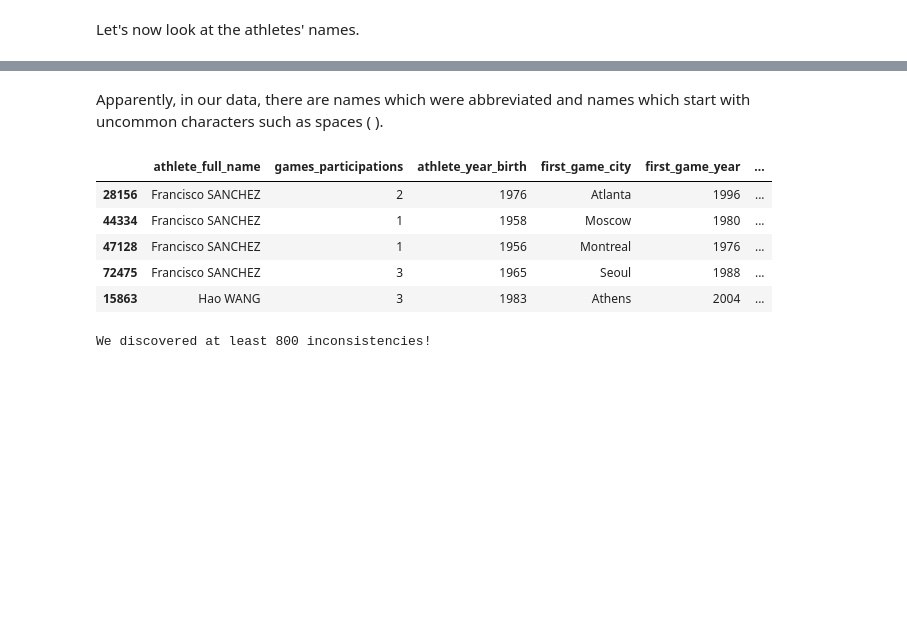
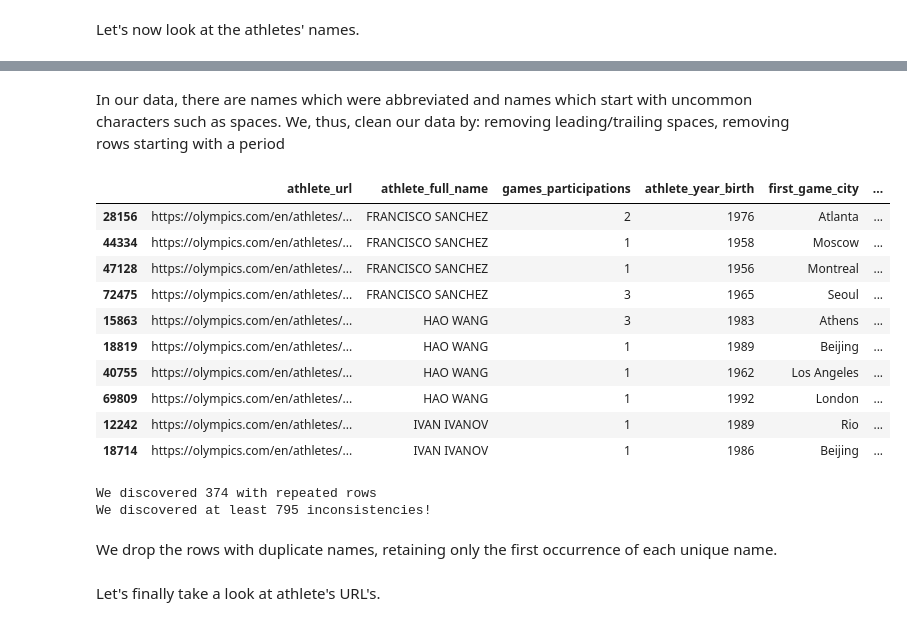
Before and after one commit to willfliaw/CSC_51052_EP, a Jupyter notebook: Project/main/Preliminary data analysis.ipynb, the cells around one changed output, grey strips where cells are left out. Saved outputs shown, nothing was run; the diff lists cells and outputs as text; code cells hidden in the pictures; blank space fills up the shorter version.

```diff
--- a/Project/main/Preliminary data analysis.ipynb
+++ b/Project/main/Preliminary data analysis.ipynb
@@ -296,8 +308,8 @@ plt.show()
 # %%
 ageAtFirstOlympiad = (
-    athletesData["first_game_year"] - athletesData["athlete_year_birth"]
+    athletes_data["first_game_year"] - athletes_data["athlete_year_birth"]
 )
-tooYoungOldOlympic = athletesData[
-    (ageAtFirstOlympiad <= 0) | (100 <= ageAtFirstOlympiad)
-]
+tooYoungOldOlympic = (ageAtFirstOlympiad < youngestOlympian) | (
+    oldestOlympian < ageAtFirstOlympiad
+)
 # %%
@@ -307,2 +321,4 @@ We discovered at least 130 inconsistencies!
+# %%
+athletes_data = athletes_data.drop(athletes_data[tooYoungOldOlympic].index)
 # %% [markdown]
 Let's now look at the athletes' names.
@@ -315,27 +339,39 @@ print(np.sort(pd.unique(athletesData["athlete_full_name"]))[:10])
 # %% [markdown]
-Apparently, in our data, there are names which were abbreviated and names which start with uncommon characters such as spaces ( ).
+In our data, there are names which were abbreviated and names which start with uncommon characters such as spaces. We, thus, clean our data by: removing leading/trailing spaces, removing rows starting with a period
+# %%
+athletes_data["athlete_full_name"] = (
+    athletes_data["athlete_full_name"]
+    .str.replace(r"\s*\.\s*", "", regex=True)
+    .str.strip()
+    .str.upper()
+)
 # %%
-countsDict = athletesData["athlete_full_name"].value_counts().to_dict()
+countsDict = athletes_data["athlete_full_name"].value_counts().to_dict()
 
-repeatedNames = athletesData.assign(
-    frequency=athletesData.apply(lambda x: countsDict[x["athlete_full_name"]], axis=1)
-)
+athletes_data["name_frequency"] = athletes_data.apply(lambda x: countsDict[x["athlete_full_name"]], axis=1)
 
-repeatedNames = (
-    repeatedNames[repeatedNames["frequency"] > 1]
-    .sort_values(by=["frequency", "athlete_full_name"], ascending=[False, True])
-    .drop("frequency", axis=1)
-)
+athletes_data[athletes_data["name_frequency"] > 1].sort_values(
+    by=["name_frequency", "athlete_full_name"], ascending=[False, True]
+).head(10)
+# %% [output]
+|  | athlete_url | athlete_full_name | games_participations | athlete_year_birth | first_game_city | ... |
+| 28156 | https://olympics.com/en/athletes/... | FRANCISCO SANCHEZ | 2 | 1976 | Atlanta | ... |
+| 44334 | https://olympics.com/en/athletes/... | FRANCISCO SANCHEZ | 1 | 1958 | Moscow | ... |
+| 47128 | https://olympics.com/en/athletes/... | FRANCISCO SANCHEZ | 1 | 1956 | Montreal | ... |
+| 72475 | https://olympics.com/en/athletes/... | FRANCISCO SANCHEZ | 3 | 1965 | Seoul | ... |
+| 15863 | https://olympics.com/en/athletes/... | HAO WANG | 3 | 1983 | Athens | ... |
+| 18819 | https://olympics.com/en/athletes/... | HAO WANG | 1 | 1989 | Beijing | ... |
+| 40755 | https://olympics.com/en/athletes/... | HAO WANG | 1 | 1962 | Los Angeles | ... |
+| 69809 | https://olympics.com/en/athletes/... | HAO WANG | 1 | 1992 | London | ... |
+| 12242 | https://olympics.com/en/athletes/... | IVAN IVANOV | 1 | 1989 | Rio | ... |
+| 18714 | https://olympics.com/en/athletes/... | IVAN IVANOV | 1 | 1986 | Beijing | ... |
-# %%
-repeatedNames.head()
-# %% [output]
-|  | athlete_full_name | games_participations | athlete_year_birth | first_game_city | first_game_year | ... |
-| 28156 | Francisco SANCHEZ | 2 | 1976 | Atlanta | 1996 | ... |
-| 44334 | Francisco SANCHEZ | 1 | 1958 | Moscow | 1980 | ... |
-| 47128 | Francisco SANCHEZ | 1 | 1956 | Montreal | 1976 | ... |
-| 72475 | Francisco SANCHEZ | 3 | 1965 | Seoul | 1988 | ... |
-| 15863 | Hao WANG | 3 | 1983 | Athens | 2004 | ... |
 # %%
-print(f"We discovered at least {len(repeatedNames)} inconsistencies!")
+print(
+    f"We discovered {len(athletes_data[athletes_data["name_frequency"] > 1]["athlete_full_name"].unique())} with repeated rows"
+)
+print(f"We discovered at least {len(athletes_data[athletes_data["name_frequency"] > 1])} inconsistencies!")
 # %% [output]
-We discovered at least 800 inconsistencies!
+We discovered 374 with repeated rows
+We discovered at least 795 inconsistencies!
+# %% [markdown]
+We drop the rows with duplicate names, retaining only the first occurrence of each unique name.
@@ -341,0 +384,2 @@ We discovered at least 800 inconsistencies!
+# %% [markdown]
+Let's finally take a look at athlete's URL's.
```
Also changed, not shown: parts of 40 cells of this notebook, 2 other files.
